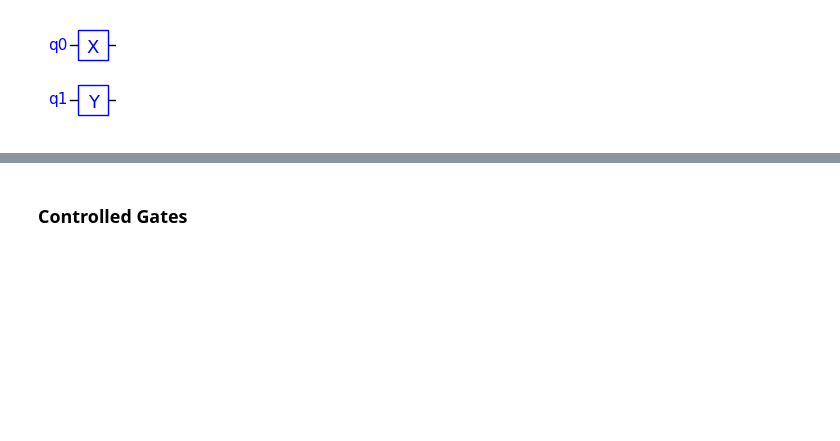
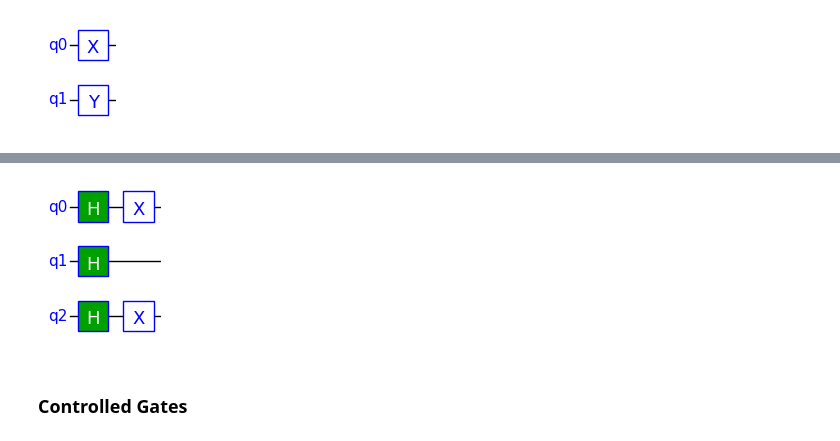
Before and after one commit to jbrumf/tinyqsim, a Jupyter notebook: examples/tutorial_3_guide_to_gates.ipynb, the cells around one changed output, grey strips where cells are left out. Saved outputs shown, nothing was run; the diff lists cells and outputs as text; code cells hidden in the pictures; blank space fills up the shorter version.

```diff
--- a/examples/tutorial_3_guide_to_gates.ipynb
+++ b/examples/tutorial_3_guide_to_gates.ipynb
@@ -45,3 +49,11 @@ qc.draw()
+# %%
+qc = QCircuit(3)
+qc.h(range(3))
+qc.x([0,2])
+qc.z([]) # No effect
+qc.draw()
+# %% [output]
+[figure, added]
 # %% [markdown]
 ### Controlled Gates
 # %% [markdown]
```
Also changed, not shown: parts of 16 cells of this notebook, 41 other files.
